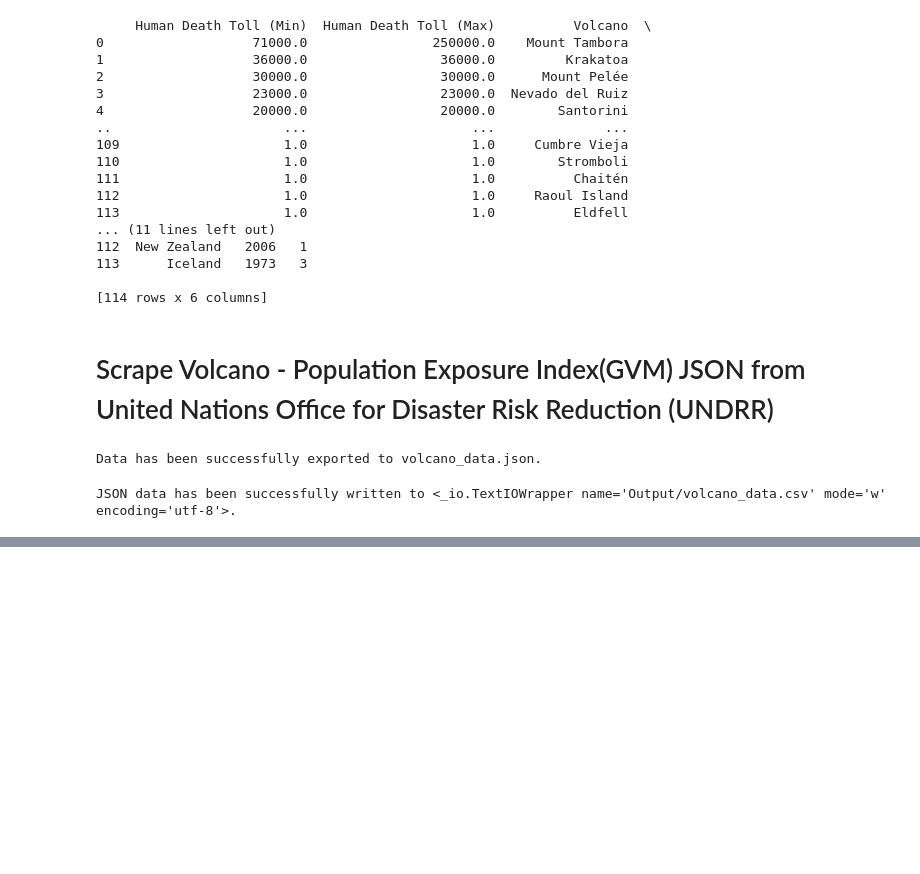
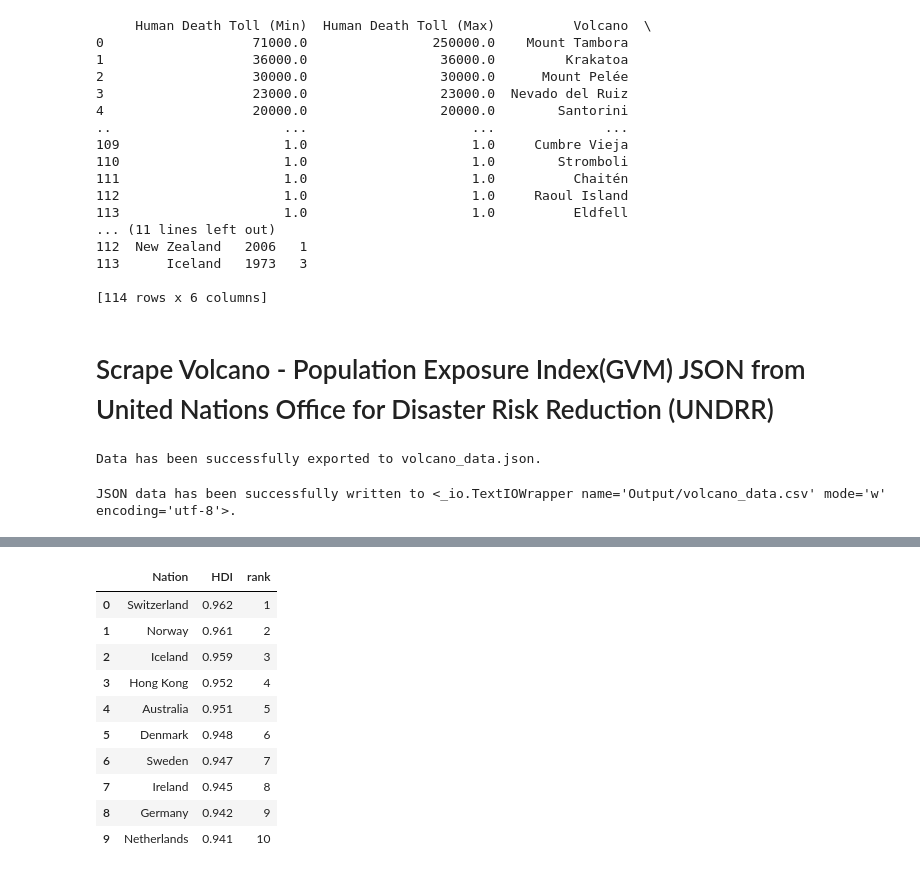
Before and after one commit to Andrew-Hong1/Project-3-Group-4, a Jupyter notebook: scrape_pandas_table.ipynb, the cells around one changed output, grey strips where cells are left out. Cells and saved outputs as stored; diff of their text form; code cells hidden in the pictures; blank space fills up the shorter version.

```diff
--- a/scrape_pandas_table.ipynb
+++ b/scrape_pandas_table.ipynb
@@ -354,0 +393,20 @@ volcano_df.to_csv('Output/volcano_data.csv', index=False, encoding='utf-8')
+# %%
+# Drop HDI - Average annual growth Column
+human_development_index_df = human_development_index_df.iloc[:, :-1]
+# Drop Rank - Change since 2015 Column
+human_development_index_df = human_development_index_df.drop('Rank', axis=1)
+human_development_index_df['rank'] = range(1, len(human_development_index_df) + 1)
+# %%
+human_development_index_df.head(10)
+# %% [output]
+|  | Nation | HDI | rank |
+| 0 | Switzerland | 0.962 | 1 |
+| 1 | Norway | 0.961 | 2 |
+| 2 | Iceland | 0.959 | 3 |
+| 3 | Hong Kong | 0.952 | 4 |
+| 4 | Australia | 0.951 | 5 |
+| 5 | Denmark | 0.948 | 6 |
+| 6 | Sweden | 0.947 | 7 |
+| 7 | Ireland | 0.945 | 8 |
+| 8 | Germany | 0.942 | 9 |
+| 9 | Netherlands | 0.941 | 10 |
```
Also changed, not shown: parts of 6 cells of this notebook, 1 other file.
